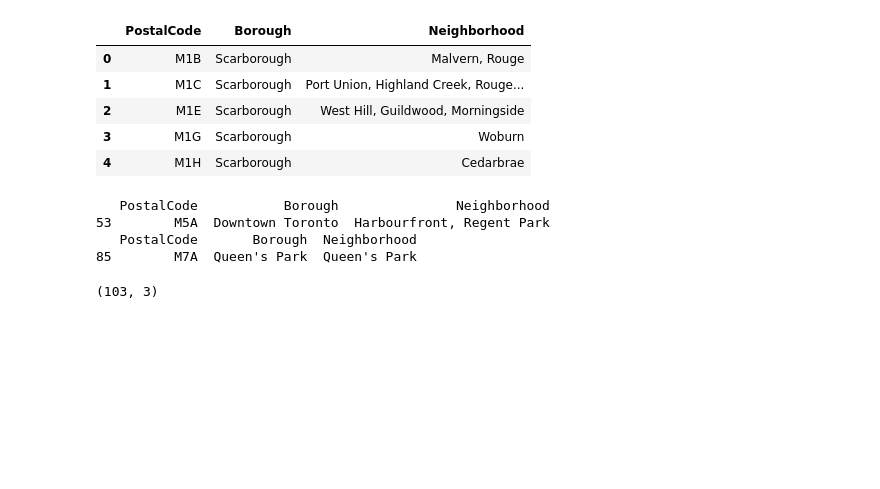
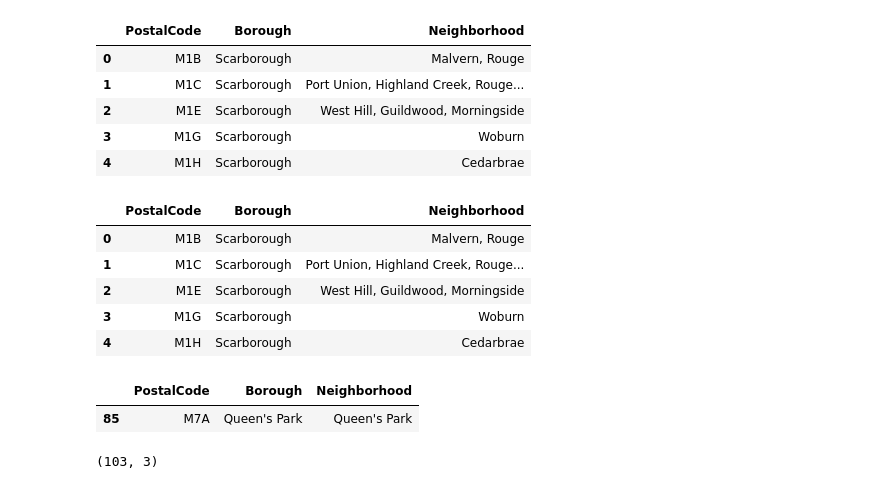
Before and after one commit to RooDK/Coursera_Capstone, a Jupyter notebook: Week 3 Assignment Submission - Part I.ipynb, the cells around one changed output. Cells and saved outputs as stored; diff of their text form; code cells hidden in the pictures; blank space fills up the shorter version.

```diff
--- a/Week 3 Assignment Submission - Part I.ipynb
+++ b/Week 3 Assignment Submission - Part I.ipynb
@@ -104,12 +104,18 @@ df.head()
 # the value of the Borough and the Neighborhood columns will be Queen's Park.
 df.loc[(df['Neighborhood']== 'Not assigned'), 'Neighborhood'] = df['Borough']
 df.head()
-print(df.loc[df['PostalCode'] == 'M5A'])
-print(df.loc[df['PostalCode'] == 'M7A'])
 # %% [output]
-   PostalCode           Borough               Neighborhood
-53        M5A  Downtown Toronto  Harbourfront, Regent Park
-   PostalCode       Borough  Neighborhood
-85        M7A  Queen's Park  Queen's Park
+|  | PostalCode | Borough | Neighborhood |
+| 0 | M1B | Scarborough | Malvern, Rouge |
+| 1 | M1C | Scarborough | Port Union, Highland Creek, Rouge... |
+| 2 | M1E | Scarborough | West Hill, Guildwood, Morningside |
+| 3 | M1G | Scarborough | Woburn |
+| 4 | M1H | Scarborough | Cedarbrae |
+# %%
+df.loc[df['PostalCode'] == 'M5A']
+df.loc[df['PostalCode'] == 'M7A']
+# %% [output]
+|  | PostalCode | Borough | Neighborhood |
+| 85 | M7A | Queen's Park | Queen's Park |
 # %%
 # In the last cell of your notebook, use the .shape method to print the number of rows of your dataframe.
```
Also changed, not shown: parts of 1 cell of this notebook.
